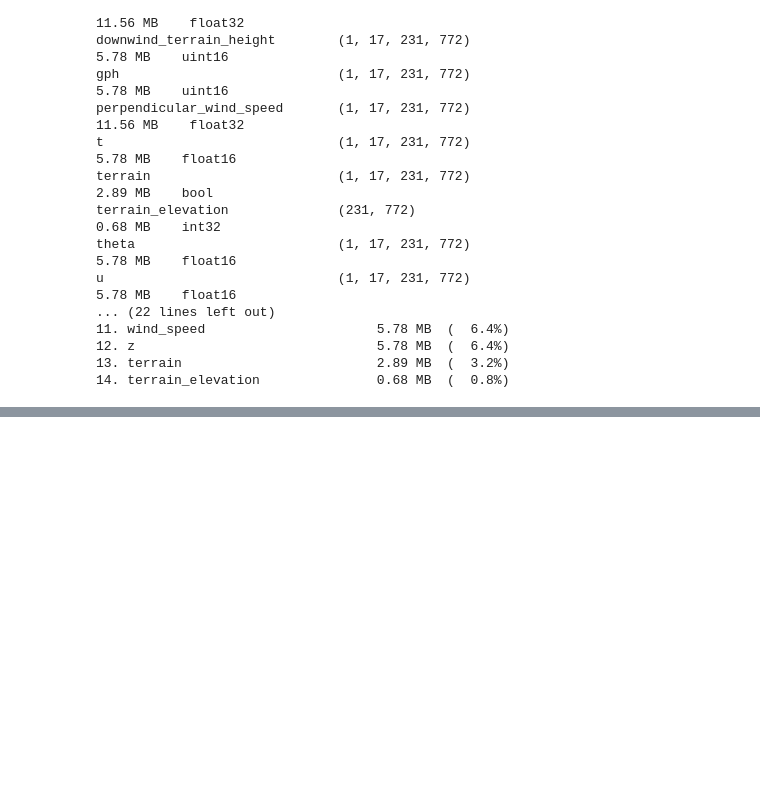
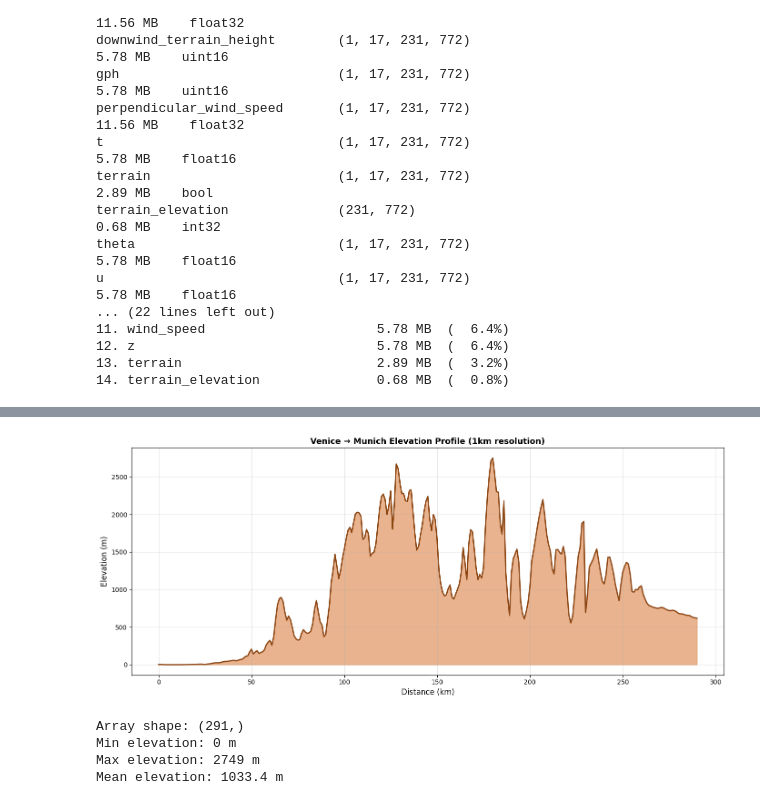
Before and after one commit to afriesinger/SciProFinal, a Jupyter notebook: era5vis-main/era5vis/wind.ipynb, the cells around one changed output, grey strips where cells are left out. Saved outputs shown, nothing was run; the diff lists cells and outputs as text; code cells hidden in the pictures; blank space fills up the shorter version.

```diff
--- a/era5vis-main/era5vis/wind.ipynb
+++ b/era5vis-main/era5vis/wind.ipynb
@@ -378,0 +497,34 @@ u                              (1, 17, 231, 772)                              5.
+# %%
+# Modify a specific value in elevation_1km
+elevation_1km[elevation_1km == 81] = 900
+elevation_1km[elevation_1km == 94] = 350
+elevation_1km[elevation_1km == 239] = 400
+elevation_1km[elevation_1km == 240] = 600
+elevation_1km[elevation_1km == 350] = 800
+elevation_1km[elevation_1km == 584] = 1100
+elevation_1km[elevation_1km == 1323] = 1600
+elevation_1km[elevation_1km == 581] = 681
+elevation_1km[elevation_1km == 510] = 610
+elevation_1km = elevation_1km[::-1]
+# %%
+# Quick plot of the elevation array
+plt.figure(figsize=(14, 6))
+plt.plot(elevation_1km, linewidth=2, color='#8B4513')  # Saddle brown
+plt.fill_between(range(len(elevation_1km)), elevation_1km, alpha=0.5, color='#D2691E')  # Chocolate
+plt.xlabel('Distance (km)', fontsize=12)
+plt.ylabel('Elevation (m)', fontsize=12)
+plt.title('Venice → Munich Elevation Profile (1km resolution)', fontsize=13, fontweight='bold')
+plt.grid(True, alpha=0.3)
+plt.tight_layout()
+plt.show()
+
+print(f"Array shape: {elevation_1km.shape}")
+print(f"Min elevation: {elevation_1km.min()} m")
+print(f"Max elevation: {elevation_1km.max()} m")
+print(f"Mean elevation: {elevation_1km.mean():.1f} m")
+# %% [output]
+[figure, added]
+Array shape: (291,)
+Min elevation: 0 m
+Max elevation: 2749 m
+Mean elevation: 1033.4 m
```
Also changed, not shown: parts of 8 cells of this notebook, 24 other files.
